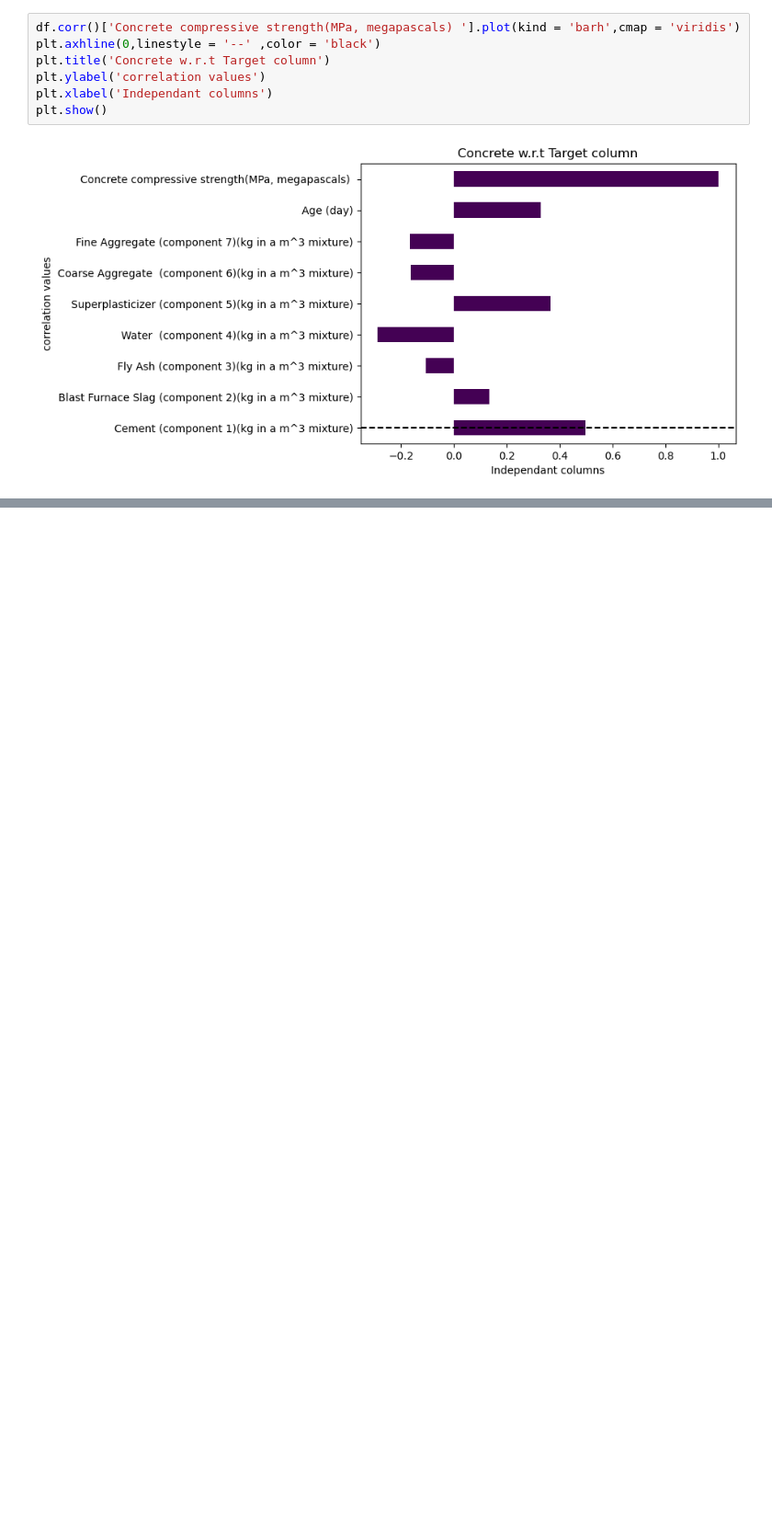
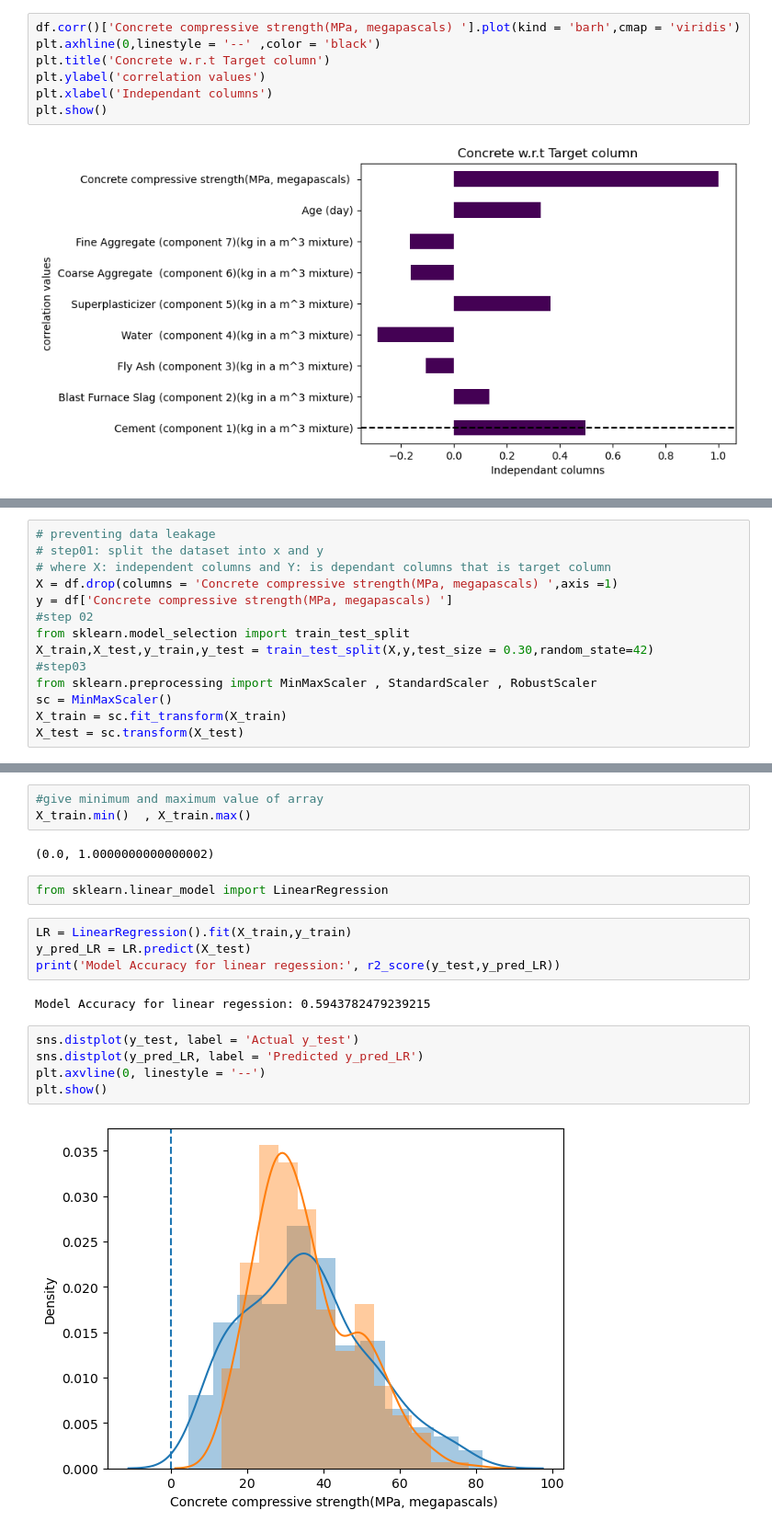
Before and after one commit to vrushali253/cementprediction_model, a Jupyter notebook: Model.ipynb, the cells around one changed output, grey strips where cells are left out. Shown: that part at 92% size. Saved outputs shown, nothing was run; the diff lists cells and outputs as text; blank space fills up the shorter version.

```diff
--- a/Model.ipynb
+++ b/Model.ipynb
@@ -164,0 +183,14 @@ plt.show()
+# %%
+# preventing data leakage
+# step01: split the dataset into x and y
+# where X: independent columns and Y: is dependant columns that is target column
+X = df.drop(columns = 'Concrete compressive strength(MPa, megapascals) ',axis =1)
+y = df['Concrete compressive strength(MPa, megapascals) ']
+#step 02
+from sklearn.model_selection import train_test_split
+X_train,X_test,y_train,y_test = train_test_split(X,y,test_size = 0.30,random_state=42)
+#step03
+from sklearn.preprocessing import MinMaxScaler , StandardScaler , RobustScaler
+sc = MinMaxScaler()
+X_train = sc.fit_transform(X_train)
+X_test = sc.transform(X_test)
@@ -164,0 +213,20 @@ plt.show()
+# %%
+#give minimum and maximum value of array
+X_train.min()  , X_train.max()
+# %% [output]
+(0.0, 1.0000000000000002)
+# %%
+from sklearn.linear_model import LinearRegression
+# %%
+LR = LinearRegression().fit(X_train,y_train)
+y_pred_LR = LR.predict(X_test)
+print('Model Accuracy for linear regession:', r2_score(y_test,y_pred_LR))
+# %% [output]
+Model Accuracy for linear regession: 0.5943782479239215
+# %%
+sns.distplot(y_test, label = 'Actual y_test')
+sns.distplot(y_pred_LR, label = 'Predicted y_pred_LR')
+plt.axvline(0, linestyle = '--')
+plt.show()
+# %% [output]
+[figure, added]
```
Also changed, not shown: parts of 9 cells of this notebook, 1 other file.
